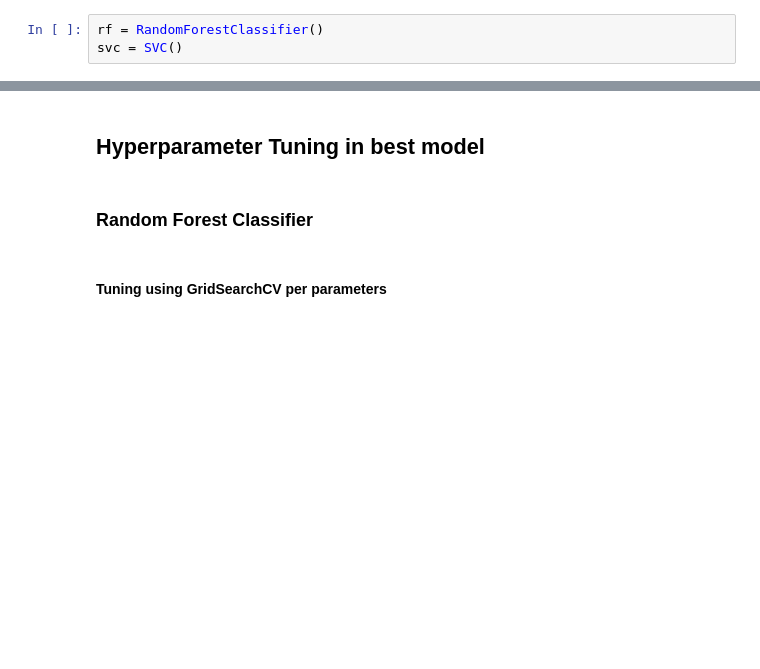
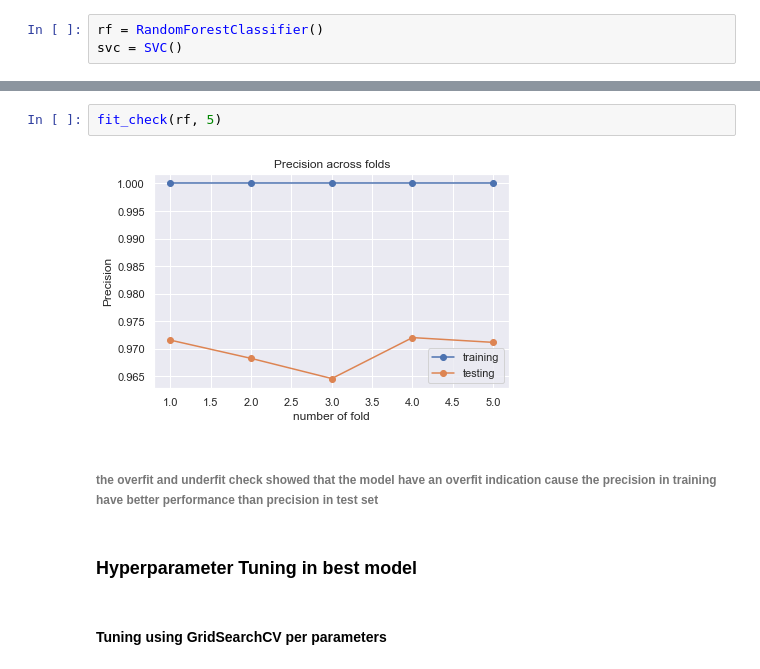
Before and after one commit to RodzanIskandar/Airline_Passenger_satisfaction, a Jupyter notebook: Machine Learning modelling APS.ipynb, the cells around one changed output, grey strips where cells are left out. Drawn from its saved outputs; the diff is of its cells as text; blank space fills up the shorter version.

```diff
--- a/Machine Learning modelling APS.ipynb
+++ b/Machine Learning modelling APS.ipynb
@@ -106,7 +163,11 @@ akurasi  94.32% +/- 0.21%
+# %%
+fit_check(rf, 5)
+# %% [output]
+[figure, added]
+# %% [markdown]
+###### the overfit and underfit check showed that the model have an overfit indication cause the precision in training have better performance than precision in test set
 # %% [markdown]
-## Hyperparameter Tuning in best model
+### Hyperparameter Tuning in best model
-# %% [markdown]
-### Random Forest Classifier
 # %% [markdown]
 ####  Tuning using GridSearchCV per parameters
 # %%
```
Also changed, not shown: parts of 57 cells of this notebook.
